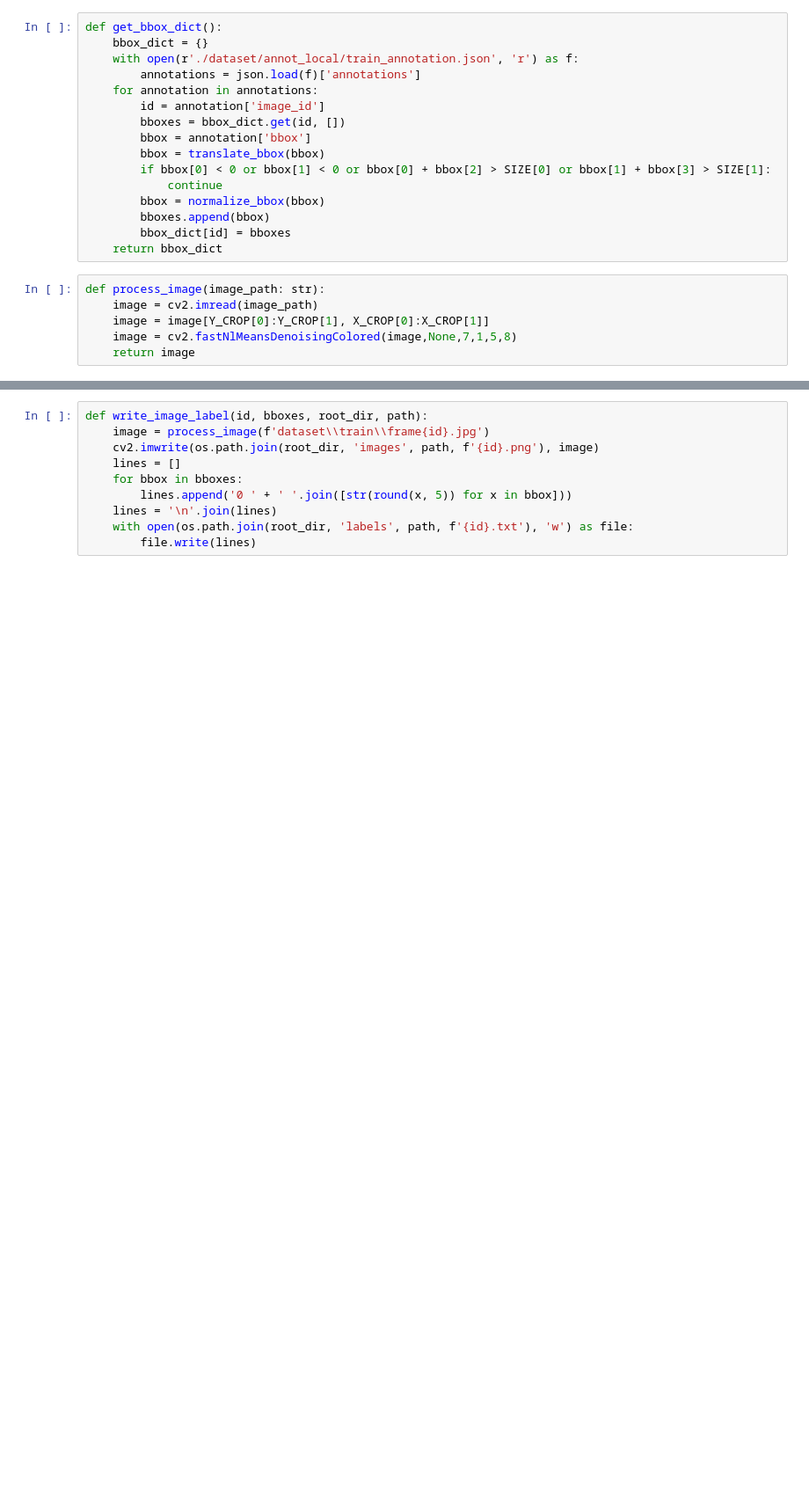
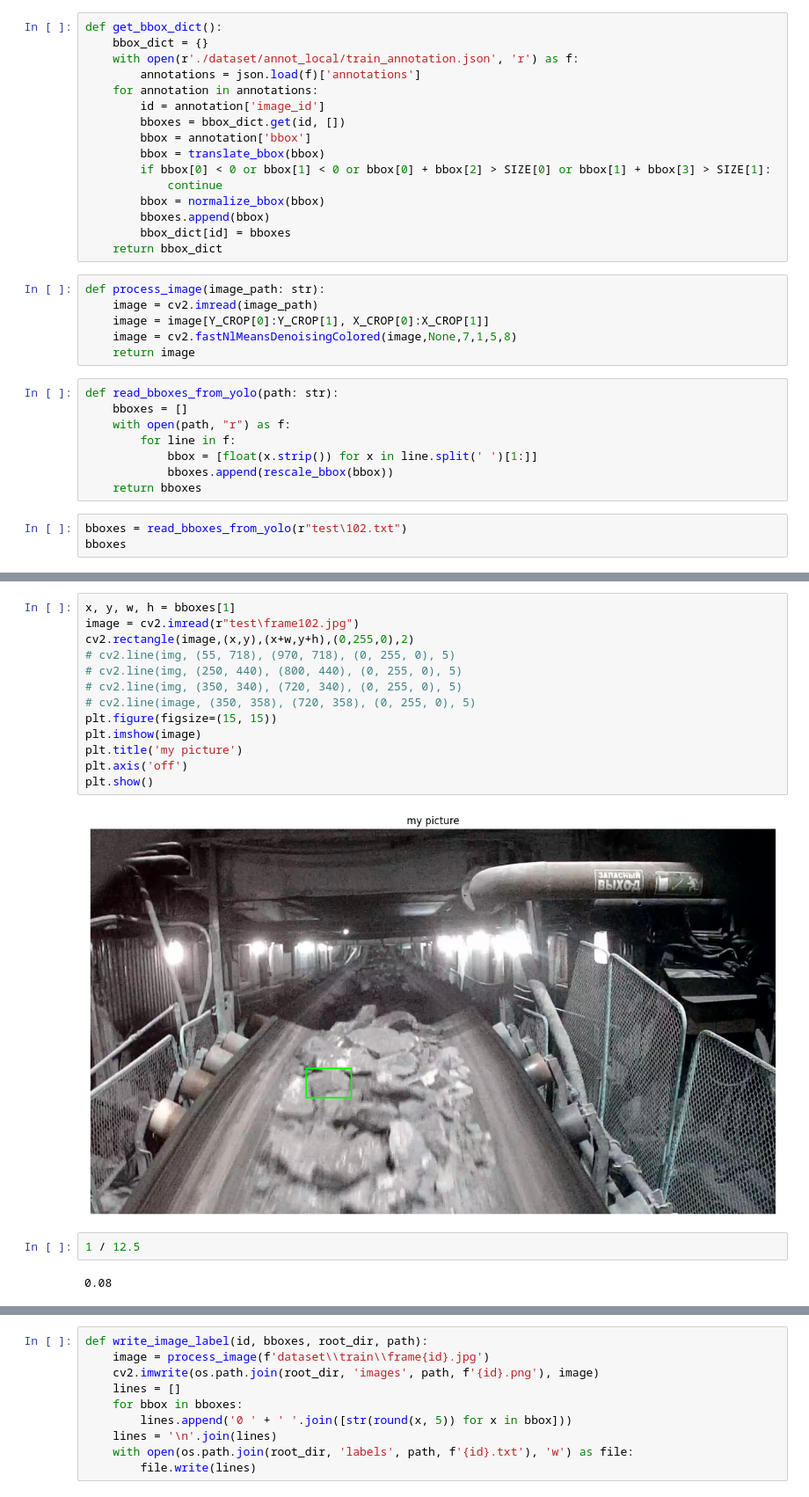
Before and after one commit to AlexGeniusMan/Polyus-Hack-2022-RealityX-ML, a Jupyter notebook: cv.ipynb, the cells around one changed output, grey strips where cells are left out. Shown at 88% size. Drawn from its saved outputs; the diff is of its cells as text; blank space fills up the shorter version.

Commit message:
convert bbox to real sizes

```diff
--- a/cv.ipynb
+++ b/cv.ipynb
@@ -63,3 +63,14 @@ def process_image(image_path: str):
     image = image[Y_CROP[0]:Y_CROP[1], X_CROP[0]:X_CROP[1]]
     image = cv2.fastNlMeansDenoisingColored(image,None,7,1,5,8)
     return image
+# %%
+def read_bboxes_from_yolo(path: str):
+    bboxes = []
+    with open(path, "r") as f:
+        for line in f:
+            bbox = [float(x.strip()) for x in line.split(' ')[1:]]
+            bboxes.append(rescale_bbox(bbox))
+    return bboxes
+# %%
+bboxes = read_bboxes_from_yolo(r"test\102.txt")
+bboxes
@@ -66,3 +168,22 @@ def process_image(image_path: str):
+# %%
+x, y, w, h = bboxes[1]
+image = cv2.imread(r"test\frame102.jpg")
+cv2.rectangle(image,(x,y),(x+w,y+h),(0,255,0),2)
+# cv2.line(img, (55, 718), (970, 718), (0, 255, 0), 5)
+# cv2.line(img, (250, 440), (800, 440), (0, 255, 0), 5)
+# cv2.line(img, (350, 340), (720, 340), (0, 255, 0), 5)
+# cv2.line(image, (350, 358), (720, 358), (0, 255, 0), 5)
+plt.figure(figsize=(15, 15))
+plt.imshow(image)
+plt.title('my picture')
+plt.axis('off')
+plt.show()
+# %% [output]
+[figure, added]
+# %%
+1 / 12.5
+# %% [output]
+0.08
 # %%
 train_ids = list(get_bbox_dict().keys())
 for id in train_ids:
```
Also changed, not shown: parts of 8 cells of this notebook, 2 other files.
